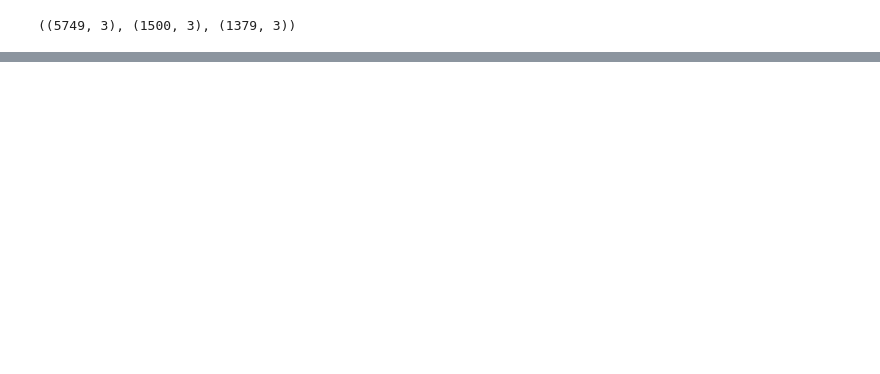
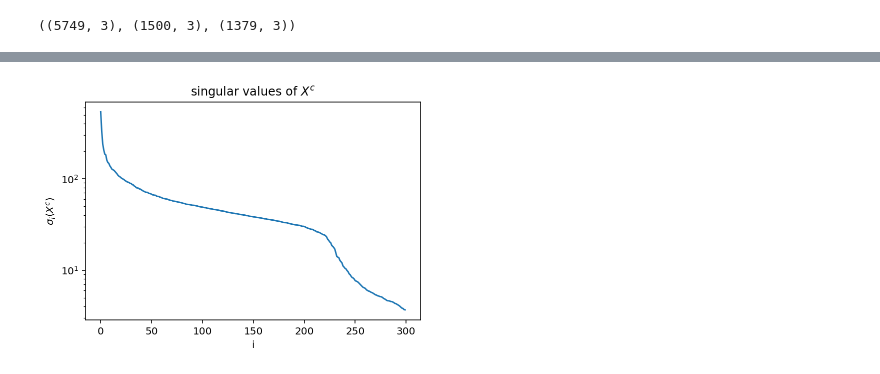
Before and after one commit to fursovia/geometric_embedding, a Jupyter notebook: analytics.ipynb, the cells around one changed output, grey strips where cells are left out. Drawn from its saved outputs; the diff is of its cells as text; code cells hidden in the pictures; blank space fills up the shorter version.

```diff
--- a/analytics.ipynb
+++ b/analytics.ipynb
@@ -78,0 +78,9 @@ sts_train.pred.hist()
+# %%
+plt.plot(s)
+plt.yscale('log')
+plt.title(r'singular values of $X^c$')
+plt.xlabel('i')
+plt.ylabel(r'$\sigma_i(X^c)$')
+plt.show()
+# %% [output]
+[figure, added]
```
Also changed, not shown: parts of 9 cells of this notebook, 1 other file.
